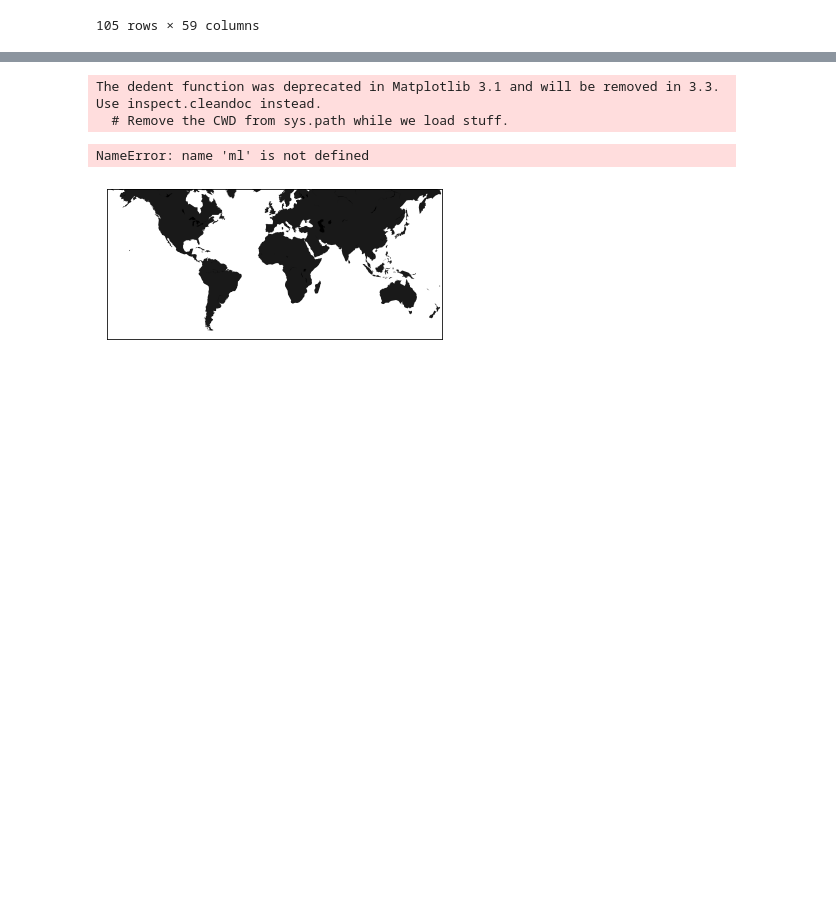
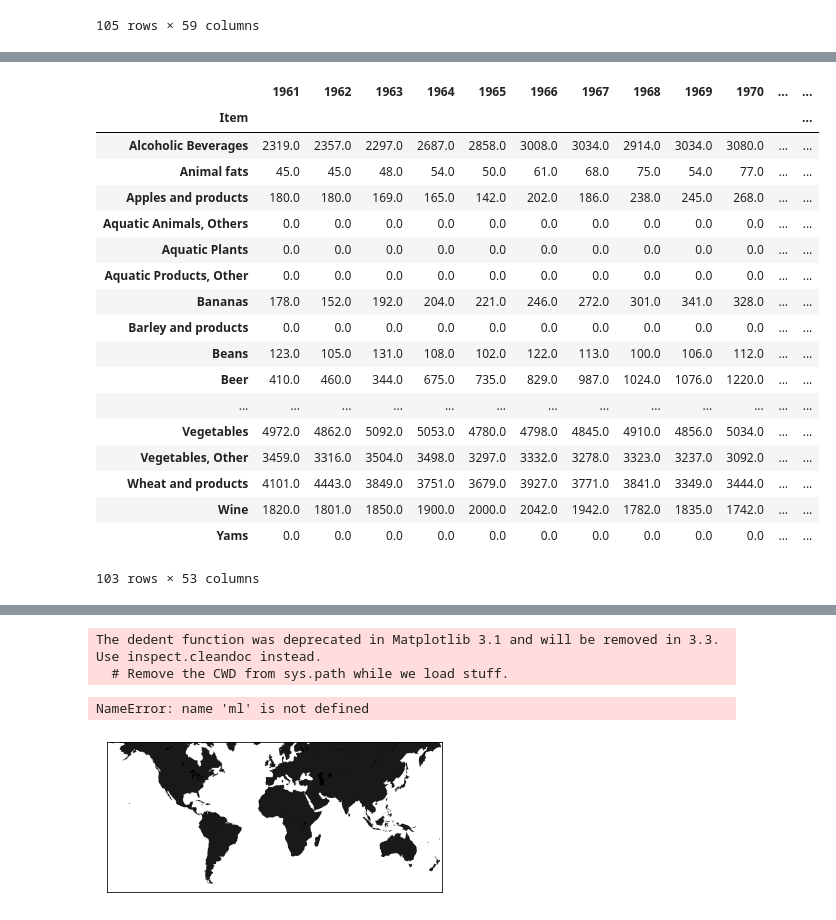
Before and after one commit to galanx22/data-labs, a Jupyter notebook: module-1/pipelines-project/your-code/input/Análisis Dataset Alimentos.ipynb, the cells around one changed output, grey strips where cells are left out. Saved outputs shown, nothing was run; the diff lists cells and outputs as text; code cells hidden in the pictures; blank space fills up the shorter version.

```diff
--- a/module-1/pipelines-project/your-code/input/Análisis Dataset Alimentos.ipynb
+++ b/module-1/pipelines-project/your-code/input/Análisis Dataset Alimentos.ipynb
@@ -39,0 +54,4 @@ data_cleaned.head()
+# %%
+def delete_columns(df,lista):
+    deleted_columns = df.drop(lista, axis=1)
+    return deleted_columns
@@ -184,0 +236,25 @@ spain = spain.nlargest(10, ['suma'])
+# %%
+
+
+spain1 = delete_columns(spain,columnas_borrar2)
+spain1
+# %% [output]
+|  | 1961 | 1962 | 1963 | 1964 | 1965 | 1966 | 1967 | 1968 | 1969 | 1970 | ... | ... |
+| Item |  |  |  |  |  |  |  |  |  |  |  | ... |
+| Alcoholic Beverages | 2319.0 | 2357.0 | 2297.0 | 2687.0 | 2858.0 | 3008.0 | 3034.0 | 2914.0 | 3034.0 | 3080.0 | ... | ... |
+| Animal fats | 45.0 | 45.0 | 48.0 | 54.0 | 50.0 | 61.0 | 68.0 | 75.0 | 54.0 | 77.0 | ... | ... |
+| Apples and products | 180.0 | 180.0 | 169.0 | 165.0 | 142.0 | 202.0 | 186.0 | 238.0 | 245.0 | 268.0 | ... | ... |
+| Aquatic Animals, Others | 0.0 | 0.0 | 0.0 | 0.0 | 0.0 | 0.0 | 0.0 | 0.0 | 0.0 | 0.0 | ... | ... |
+| Aquatic Plants | 0.0 | 0.0 | 0.0 | 0.0 | 0.0 | 0.0 | 0.0 | 0.0 | 0.0 | 0.0 | ... | ... |
+| Aquatic Products, Other | 0.0 | 0.0 | 0.0 | 0.0 | 0.0 | 0.0 | 0.0 | 0.0 | 0.0 | 0.0 | ... | ... |
+| Bananas | 178.0 | 152.0 | 192.0 | 204.0 | 221.0 | 246.0 | 272.0 | 301.0 | 341.0 | 328.0 | ... | ... |
+| Barley and products | 0.0 | 0.0 | 0.0 | 0.0 | 0.0 | 0.0 | 0.0 | 0.0 | 0.0 | 0.0 | ... | ... |
+| Beans | 123.0 | 105.0 | 131.0 | 108.0 | 102.0 | 122.0 | 113.0 | 100.0 | 106.0 | 112.0 | ... | ... |
+| Beer | 410.0 | 460.0 | 344.0 | 675.0 | 735.0 | 829.0 | 987.0 | 1024.0 | 1076.0 | 1220.0 | ... | ... |
+| ... | ... | ... | ... | ... | ... | ... | ... | ... | ... | ... | ... | ... |
+| Vegetables | 4972.0 | 4862.0 | 5092.0 | 5053.0 | 4780.0 | 4798.0 | 4845.0 | 4910.0 | 4856.0 | 5034.0 | ... | ... |
+| Vegetables, Other | 3459.0 | 3316.0 | 3504.0 | 3498.0 | 3297.0 | 3332.0 | 3278.0 | 3323.0 | 3237.0 | 3092.0 | ... | ... |
+| Wheat and products | 4101.0 | 4443.0 | 3849.0 | 3751.0 | 3679.0 | 3927.0 | 3771.0 | 3841.0 | 3349.0 | 3444.0 | ... | ... |
+| Wine | 1820.0 | 1801.0 | 1850.0 | 1900.0 | 2000.0 | 2042.0 | 1942.0 | 1782.0 | 1835.0 | 1742.0 | ... | ... |
+| Yams | 0.0 | 0.0 | 0.0 | 0.0 | 0.0 | 0.0 | 0.0 | 0.0 | 0.0 | 0.0 | ... | ... |
+103 rows × 53 columns
```
Also changed, not shown: parts of 17 cells of this notebook, 4 other files.
